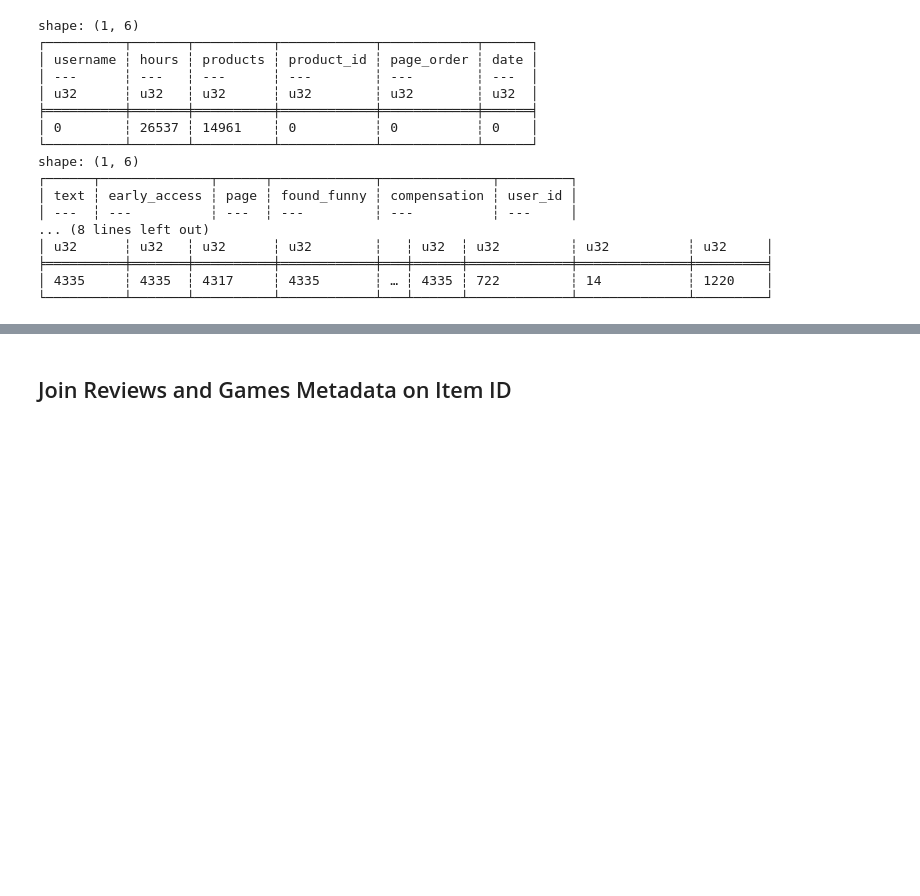
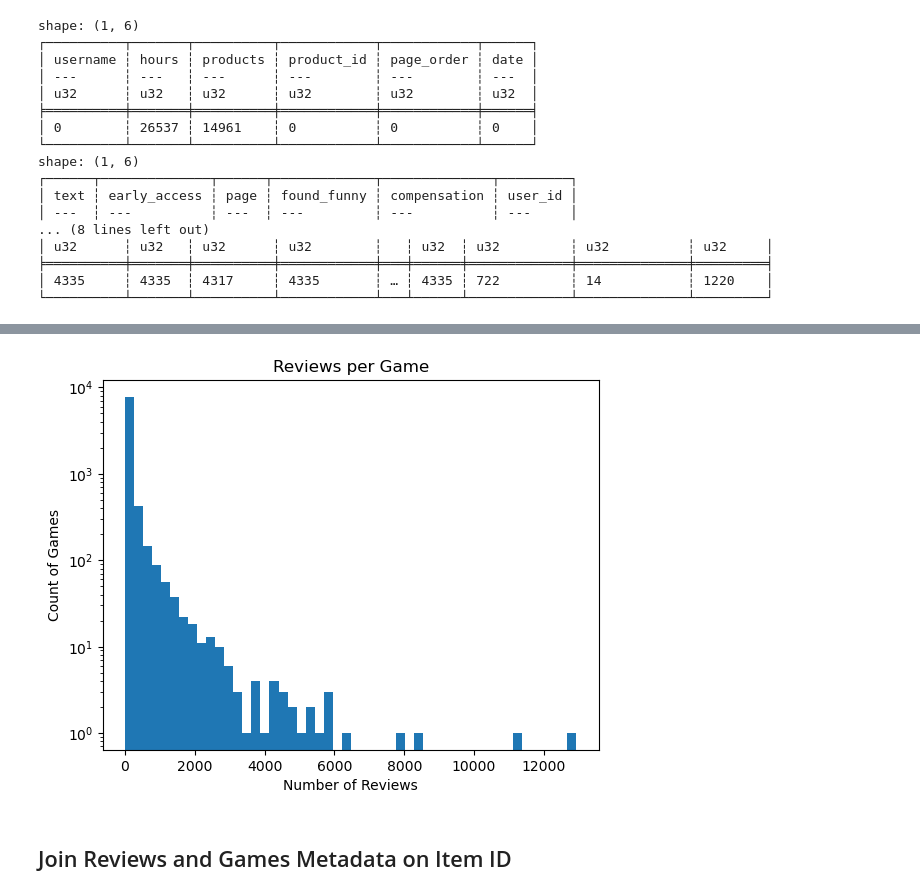
Before and after one commit to onichmath/Steam-Sequential-Recommender, a Jupyter notebook: DataExtraction.ipynb, the cells around one changed output, grey strips where cells are left out. Drawn from its saved outputs; the diff is of its cells as text; code cells hidden in the pictures; blank space fills up the shorter version.

```diff
--- a/DataExtraction.ipynb
+++ b/DataExtraction.ipynb
@@ -241,3 +307,7 @@ shape: (1, 6)
+# %%
+plot_hist(reviews_df, "product_id", bins=50)
+# %% [output]
+[figure, added]
 # %% [markdown]
 ## Join Reviews and Games Metadata on Item ID
 # %%
```
Also changed, not shown: parts of 6 cells of this notebook, 2 other files.
